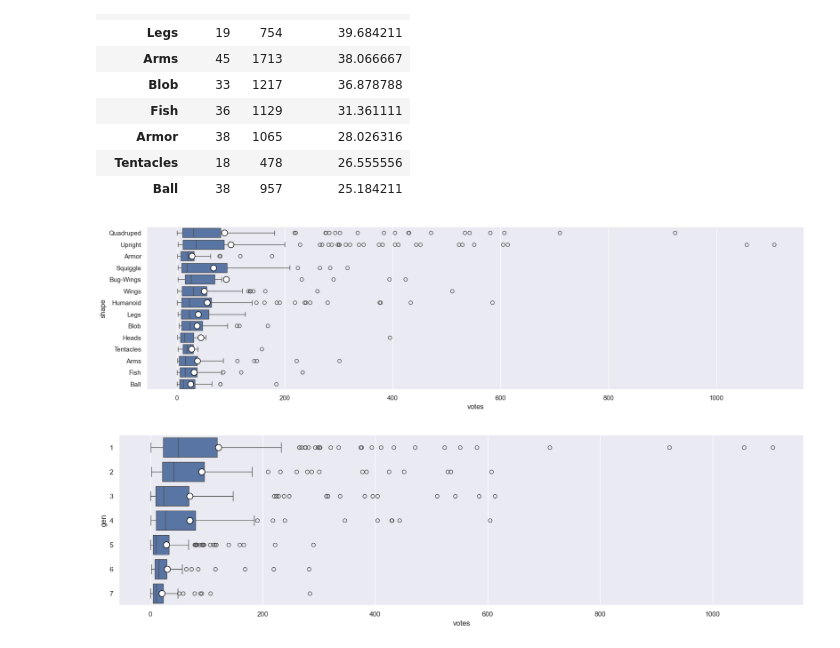
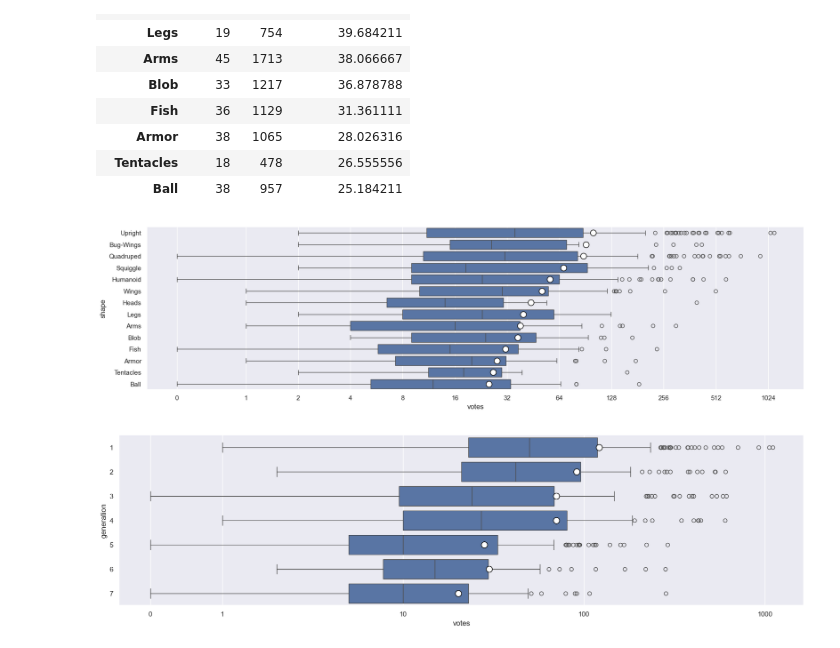
Before and after one commit to LeeMerrow/Pokemon-Popularity, a Jupyter notebook: Pokemon.ipynb, the cells around one changed output. Drawn from its saved outputs; the diff is of its cells as text; code cells hidden in the pictures.

```diff
--- a/Pokemon.ipynb
+++ b/Pokemon.ipynb
@@ -335,3 +379,26 @@ sns.heatmap(stats.corr()[['votes']].sort_values(by='votes', ascending=False),
+# %%
+def sort_plot(df, column_name, column_list):
+    """"
+    Sort function to sort df by a column to make plots sort in the way that I want them too
+
+    """
+    sort = pd.Series(column_list, name=column_name).to_frame()
+    sort_df = pd.merge(sort, df, on=column_name, how='left')
+    return sort_df
+
+def vote_count(dataframe, vote_lookup):
+    # Filter rows based on the specified vote count
+    filtered_data = dataframe[dataframe['votes'] == vote_lookup]
+
+    # Get the number of rows with the specified vote count and return it
+    return len(filtered_data)
+
+def label_bin(dataframe, bin_height):
+    bin_list = [0]
+    count = 0
+    for x in range(dataframe.max()):
+
+        target = bin_height[count]
 # %%
 columns_to_drop = ['nat_dex', 'name', 'gen_introduced', 'hp',
                     'attack', 'defense', 'special_attack',
@@ -374,10 +448,13 @@ columns_to_drop = ['nat_dex', 'name', 'gen_introduced','hp',
                 'speed', 'legendary', 'mythical', 'forms_switchable',
                 'primary_color', 'type1', 'type2', 'egg_group1', 'egg_group2']
 shape = poke.drop(columns=columns_to_drop)
+
 shape = shape.groupby('shape').sum()
 shape = shape.rename(columns={'is_default':'count'})
 shape['weighted_votes'] = shape['votes']/shape['count']
 shape_index = shape.sort_values('weighted_votes', ascending=False).index
+shape_index = shape_index.to_list()
+
 shape.sort_values('weighted_votes', ascending=False)
 # %% [output]
 |  | count | votes | weighted_votes |
@@ -399,22 +476,36 @@ shape.sort_values('weighted_votes', ascending=False)
 # %%
 sns.set(style='darkgrid', rc={'figure.figsize':(20, 5)})
 
+shape_box = sns.boxplot(x='votes', y='shape', data=sort_plot(poke_log, 'shape', shape_index), #hue='forms_switchable',
+                showmeans=True, #meanline=True,
+                meanprops={'marker':'o','markerfacecolor':'white', 'markeredgecolor':'black','markersize':'10'})
 
-sns.boxplot(x='votes', y='shape', data=poke,
-            showmeans=True, #meanline=True,
-            meanprops={'marker':'o','markerfacecolor':'white', 'markeredgecolor':'black','markersize':'10'},
-        ).set(ylabel='shape')
+plt.xscale('log')
+shape_box.set_ylabel('shape')
+
+ticks = [.4, 1, 2, 4, 8, 16, 32, 64, 128, 256, 512, 1024]
+ticks_label = [0, 1,  2, 4, 8, 16, 32, 64, 128, 256, 512, 1024]
+shape_box.set_xticks(ticks)
+shape_box.set_xticklabels(ticks_label)
+
 plt.show()
 # %% [output]
-[figure, old version]
+[figure, new version]
 # %%
 sns.set(style='darkgrid', rc={'figure.figsize':(20, 5)})
 
+gen_box = sns.boxplot(x='votes', y='gen_introduced', data=poke_log, orient='h',
+                showmeans=True, #meanline=True,
+                meanprops={'marker':'o','markerfacecolor':'white', 'markeredgecolor':'black','markersize':'10'})
 
-sns.boxplot(x='votes', y='gen_introduced', data=poke, orient='h',
-            showmeans=True, #meanline=True,
-            meanprops={'marker':'o','markerfacecolor':'white', 'markeredgecolor':'black','markersize':'10'},
-        ).set(ylabel='gen')
+plt.xscale('log')
+gen_box.set_ylabel('generation')
+
+ticks = [.4, 1, 2, 4, 8, 16, 32, 64, 128, 256, 512, 1024]
+ticks_label = [0, 1,  2, 4, 8, 16, 32, 64, 128, 256, 512, 1024]
+gen_box.set_xticks(ticks)
+gen_box.set_xticklabels(ticks_label)
+
 plt.show()
 # %% [output]
-[figure, old version]
+[figure, new version]
```
Also changed, not shown: parts of 14 cells of this notebook.
